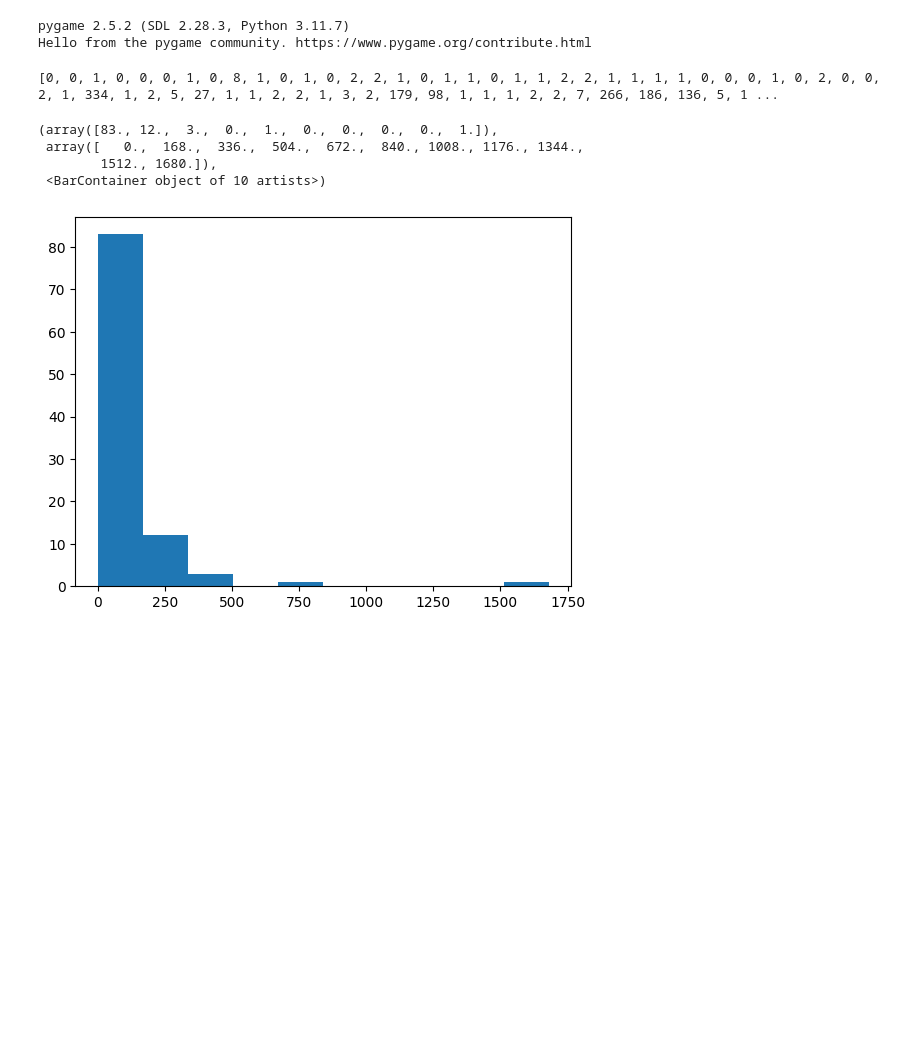
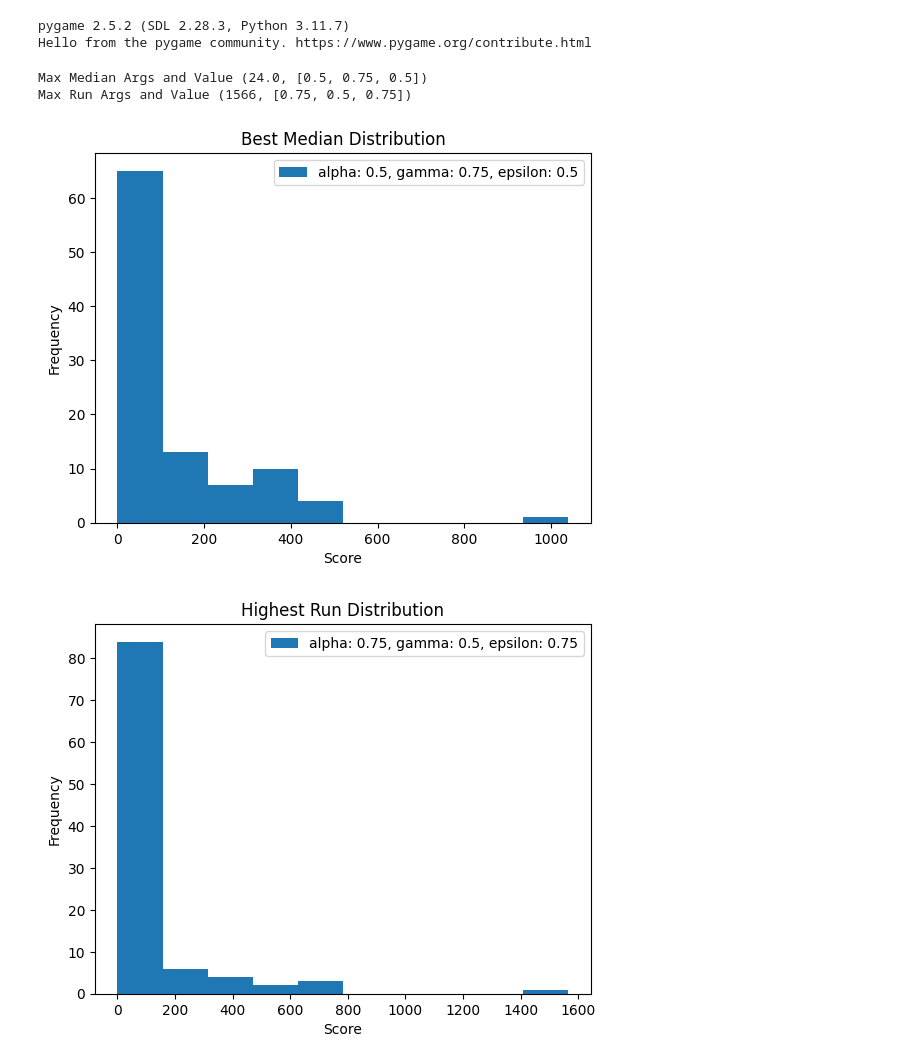
Before and after one commit to Martinez-andy/cs181-s24-homeworks, a Jupyter notebook: hw6/homework6.ipynb, the cells around one changed output. Saved outputs shown, nothing was run; the diff lists cells and outputs as text; code cells hidden in the pictures; blank space fills up the shorter version.

```diff
--- a/hw6/homework6.ipynb
+++ b/hw6/homework6.ipynb
@@ -434,11 +434,19 @@ class Learner(object):
     Implement this bot! A good start is to look at the skeleton of RandomJumper, which
     frames the bot in a good way, but has poor learning logic.
     """
-    def __init__(self):
+    def __init__(self, alpha, gamma, epsilon):
         # Initializing vars for the Q funcs
+        self.alpha = alpha # Learning rate
+        self.gamma = gamma # Discount factor
+        self.epsilon = epsilon # Epsilon value (Decreases exponentially)
+
+
+        """
         self.alpha = 0.2 # Learning rate
         self.gamma = 0.95 # Discount factor
         self.epsilon = 0.5 # Epsilon value (Decreases exponentially)
+
+        """
 
         # Record prev state, as per the To-do commnent
         self.last_state = None
@@ -547,25 +555,52 @@ def run_games(learner, hist, iters=100, t_len=100):
     return
 # %%
 # uncomment the agent you want to run.
-agent = Learner()
-# agent = RandomJumper()
+vals = [0.0001, 0.001, 0.01, 0.25, 0.5, 0.75]
+max_run = (0, [0.0, 0.0, 0.0])
+max_median = (-1, [0.0, 0.0, 0.0])
 
-# Empty list to save history.
-hist = []
+bst_median = []
+bst_run = []
 
-# Run games. You can update t_len to be smaller to run it faster.
-run_games(agent, hist, 100, 100)
-print(hist)
+for a in vals:
+    for g in vals:
+        for e in vals:
+            agent = Learner(alpha=a, gamma=g, epsilon=e)
+            # agent = RandomJumper()
 
-# Save history.
-np.save('hist', np.array(hist))
+            # Empty list to save history.
+            hist = []
+
+            # Run games. You can update t_len to be smaller to run it faster.
+            run_games(agent, hist, 100, 100)
+
+            curr_max = max(hist)
+            curr_median = np.median(hist)
+
+            if max_run[0] < curr_max:
+                max_run = (curr_max, [a, g, e])
+                bst_run = hist
+
+            if max_median[0] < curr_median:
+                max_median = (curr_median, [a, g, e])
+                bst_median = hist
+
+            # Save history.
+            np.save('hist', np.array(hist))
-# %% [output]
-[0, 0, 1, 0, 0, 0, 1, 0, 8, 1, 0, 1, 0, 2, 2, 1, 0, 1, 1, 0, 1, 1, 2, 2, 1, 1, 1, 1, 0, 0, 0, 1, 0, 2, 0, 0, 2, 1, 334, 1, 2, 5, 27, 1, 1, 2, 2, 1, 3, 2, 179, 98, 1, 1, 1, 2, 2, 7, 266, 186, 136, 5, 1 ...
 # %%
-plt.hist(hist)
+print("Max Median Args and Value", max_median)
+print("Max Run Args and Value", max_run)
 # %% [output]
-(array([83., 12.,  3.,  0.,  1.,  0.,  0.,  0.,  0.,  1.]),
- array([   0.,  168.,  336.,  504.,  672.,  840., 1008., 1176., 1344.,
-        1512., 1680.]),
- <BarContainer object of 10 artists>)
+Max Median Args and Value (24.0, [0.5, 0.75, 0.5])
+Max Run Args and Value (1566, [0.75, 0.5, 0.75])
-[figure, removed]
+# %%
+for data, vals, title in [(bst_median, max_median, "Best Median Distribution"), (bst_run, max_run, "Highest Run Distribution")]:
+    plt.hist(data, label=f"alpha: {vals[1][0]}, gamma: {vals[1][1]}, epsilon: {vals[1][2]}")
+    plt.xlabel("Score")
+    plt.ylabel("Frequency")
+    plt.title(title)
+    plt.legend()
+    plt.show()
+# %% [output]
+[figure, added]
+[figure, added]
```
Also changed, not shown: 1 other file.
